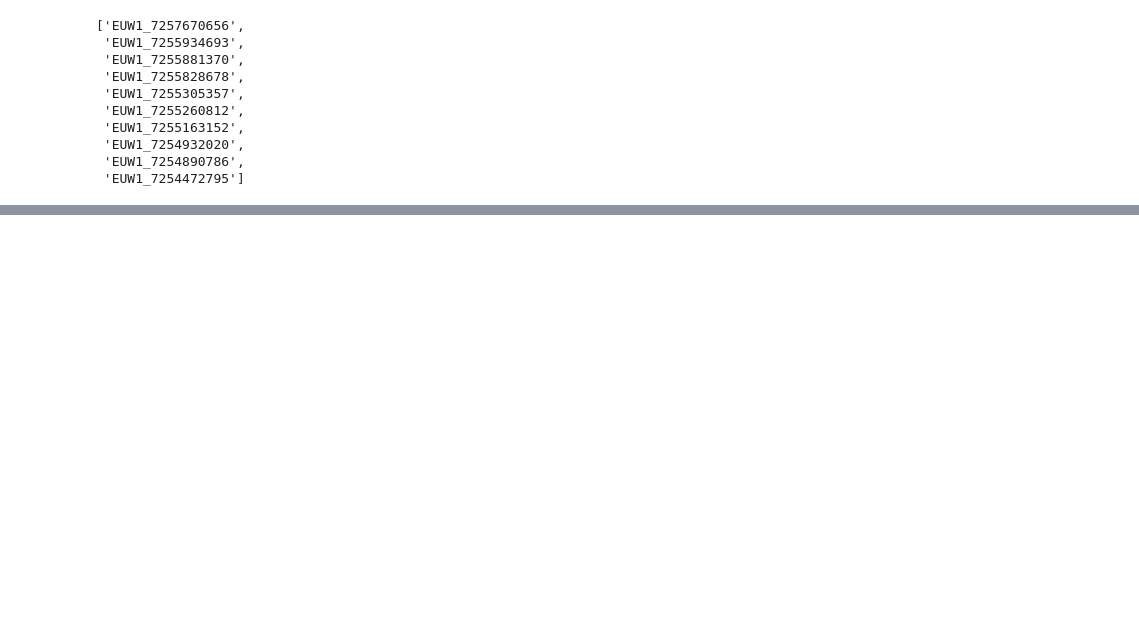
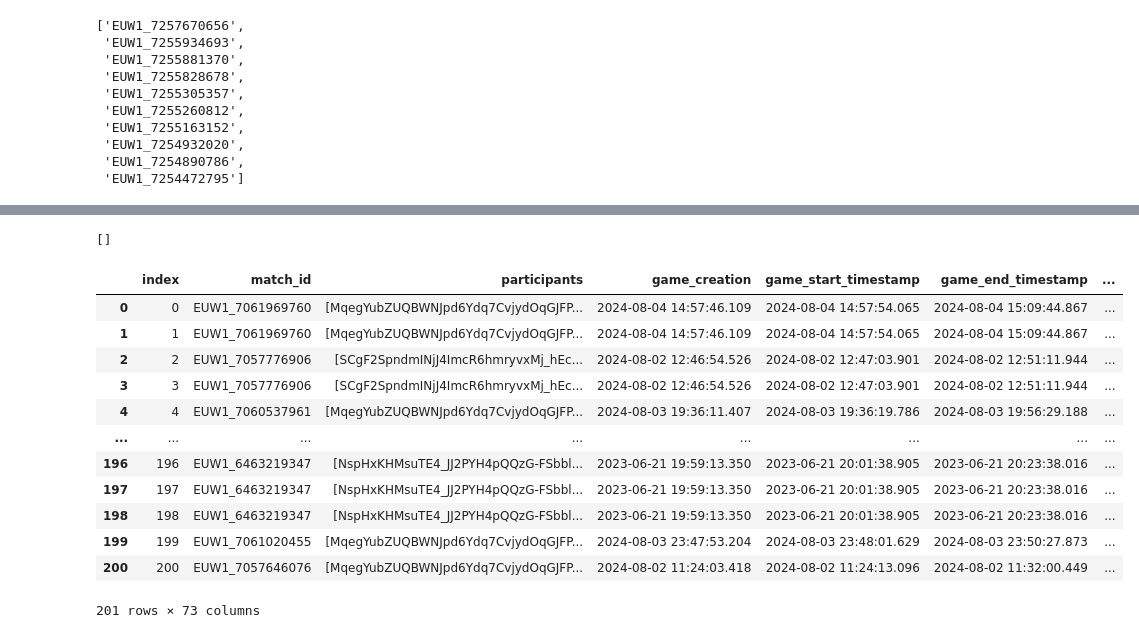
Before and after one commit to AntoninEfrei/zerance-trinkets, a Jupyter notebook: sandbox.ipynb, the cells around one changed output, grey strips where cells are left out. Drawn from its saved outputs; the diff is of its cells as text; code cells hidden in the pictures; blank space fills up the shorter version.

```diff
--- a/sandbox.ipynb
+++ b/sandbox.ipynb
@@ -347,7 +353,6 @@ def api_get_match_history_puuid(list_puuid, region='europe', debug=False, report
         print(f'No matches')
         return pd.DataFrame()
 # %%
-list_puuid_test = ['ApGw0jnnexmrtyjhZ9LKR0Voq9QVGjOrO2TzGslcFgajnB09gTxHe5GncFlj5Ifw16ht8DG5w3vQhQ',
-                   'pYmXkPJ0XpFaOxx90TvmIvDovUnV199qzo4d8fq-D_c563W2w5gVK_1MZY0qqO_mI6Zo94THFHj_mg']
-api_get_match_history_puuid(list_puuid_test)
+list_puuid_test = ['MqegYubZUQBWNJpd6Ydq7CvjydOqGJFPbkssXA1u0rmAbs5IQ7XI0gUqVSEGcK2IHFu89IsMxkv5Qw']
+df = api_get_match_history_puuid(list_puuid_test)
 # %% [output]
@@ -370,0 +362,3 @@ Nombre de matchs sans doublons: 190
+# %%
+df.reset_index(drop=True, inplace = True)
+df.reset_index(drop=False,inplace = True)
@@ -370,0 +373,20 @@ Nombre de matchs sans doublons: 190
+# %%
+database_ids
+# %% [output]
+[]
+# %%
+df
+# %% [output]
+|  | index | match_id | participants | game_creation | game_start_timestamp | game_end_timestamp | ... |
+| 0 | 0 | EUW1_7061969760 | [MqegYubZUQBWNJpd6Ydq7CvjydOqGJFP... | 2024-08-04 14:57:46.109 | 2024-08-04 14:57:54.065 | 2024-08-04 15:09:44.867 | ... |
+| 1 | 1 | EUW1_7061969760 | [MqegYubZUQBWNJpd6Ydq7CvjydOqGJFP... | 2024-08-04 14:57:46.109 | 2024-08-04 14:57:54.065 | 2024-08-04 15:09:44.867 | ... |
+| 2 | 2 | EUW1_7057776906 | [SCgF2SpndmINjJ4ImcR6hmryvxMj_hEc... | 2024-08-02 12:46:54.526 | 2024-08-02 12:47:03.901 | 2024-08-02 12:51:11.944 | ... |
+| 3 | 3 | EUW1_7057776906 | [SCgF2SpndmINjJ4ImcR6hmryvxMj_hEc... | 2024-08-02 12:46:54.526 | 2024-08-02 12:47:03.901 | 2024-08-02 12:51:11.944 | ... |
+| 4 | 4 | EUW1_7060537961 | [MqegYubZUQBWNJpd6Ydq7CvjydOqGJFP... | 2024-08-03 19:36:11.407 | 2024-08-03 19:36:19.786 | 2024-08-03 19:56:29.188 | ... |
+| ... | ... | ... | ... | ... | ... | ... | ... |
+| 196 | 196 | EUW1_6463219347 | [NspHxKHMsuTE4_JJ2PYH4pQQzG-FSbbl... | 2023-06-21 19:59:13.350 | 2023-06-21 20:01:38.905 | 2023-06-21 20:23:38.016 | ... |
+| 197 | 197 | EUW1_6463219347 | [NspHxKHMsuTE4_JJ2PYH4pQQzG-FSbbl... | 2023-06-21 19:59:13.350 | 2023-06-21 20:01:38.905 | 2023-06-21 20:23:38.016 | ... |
+| 198 | 198 | EUW1_6463219347 | [NspHxKHMsuTE4_JJ2PYH4pQQzG-FSbbl... | 2023-06-21 19:59:13.350 | 2023-06-21 20:01:38.905 | 2023-06-21 20:23:38.016 | ... |
+| 199 | 199 | EUW1_7061020455 | [MqegYubZUQBWNJpd6Ydq7CvjydOqGJFP... | 2024-08-03 23:47:53.204 | 2024-08-03 23:48:01.629 | 2024-08-03 23:50:27.873 | ... |
+| 200 | 200 | EUW1_7057646076 | [MqegYubZUQBWNJpd6Ydq7CvjydOqGJFP... | 2024-08-02 11:24:03.418 | 2024-08-02 11:24:13.096 | 2024-08-02 11:32:00.449 | ... |
+201 rows × 73 columns
```
Also changed, not shown: parts of 4 cells of this notebook, 5 other files.
